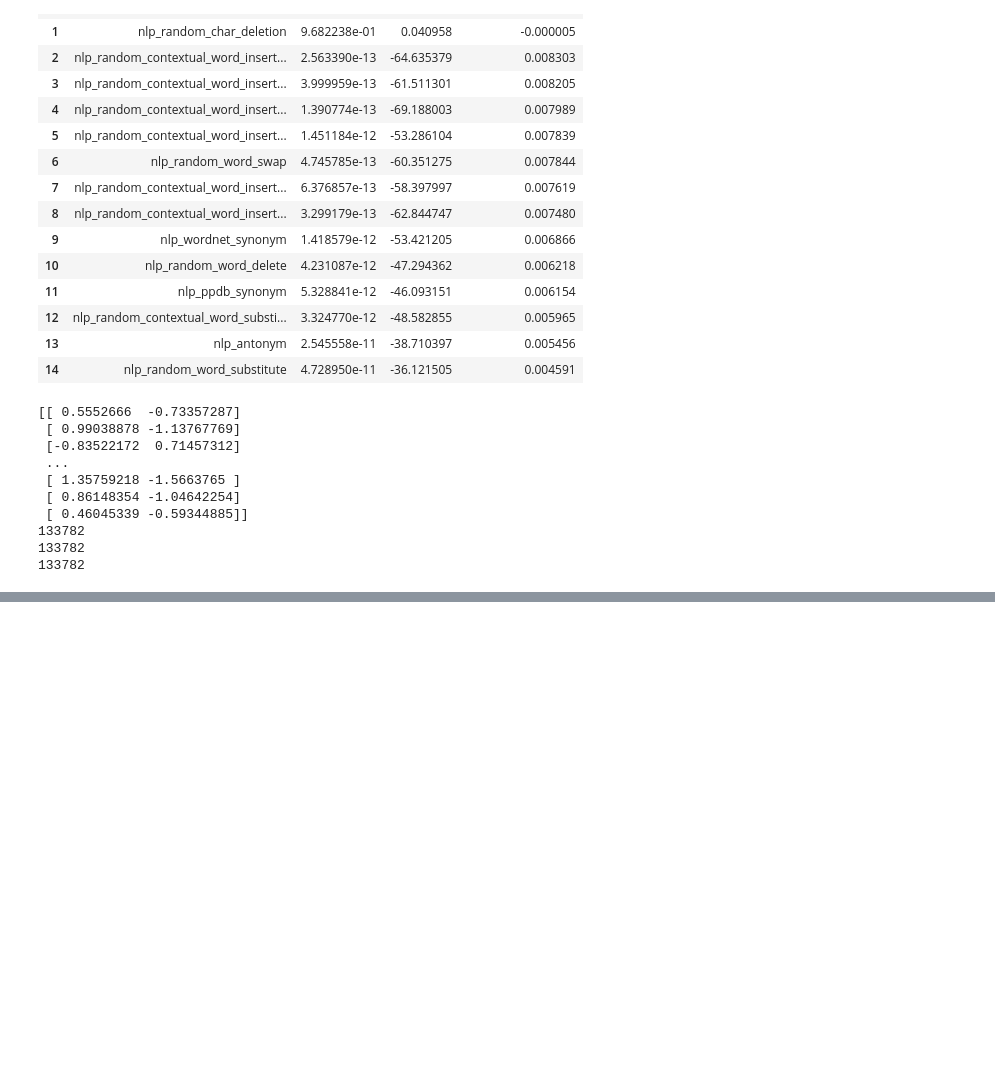
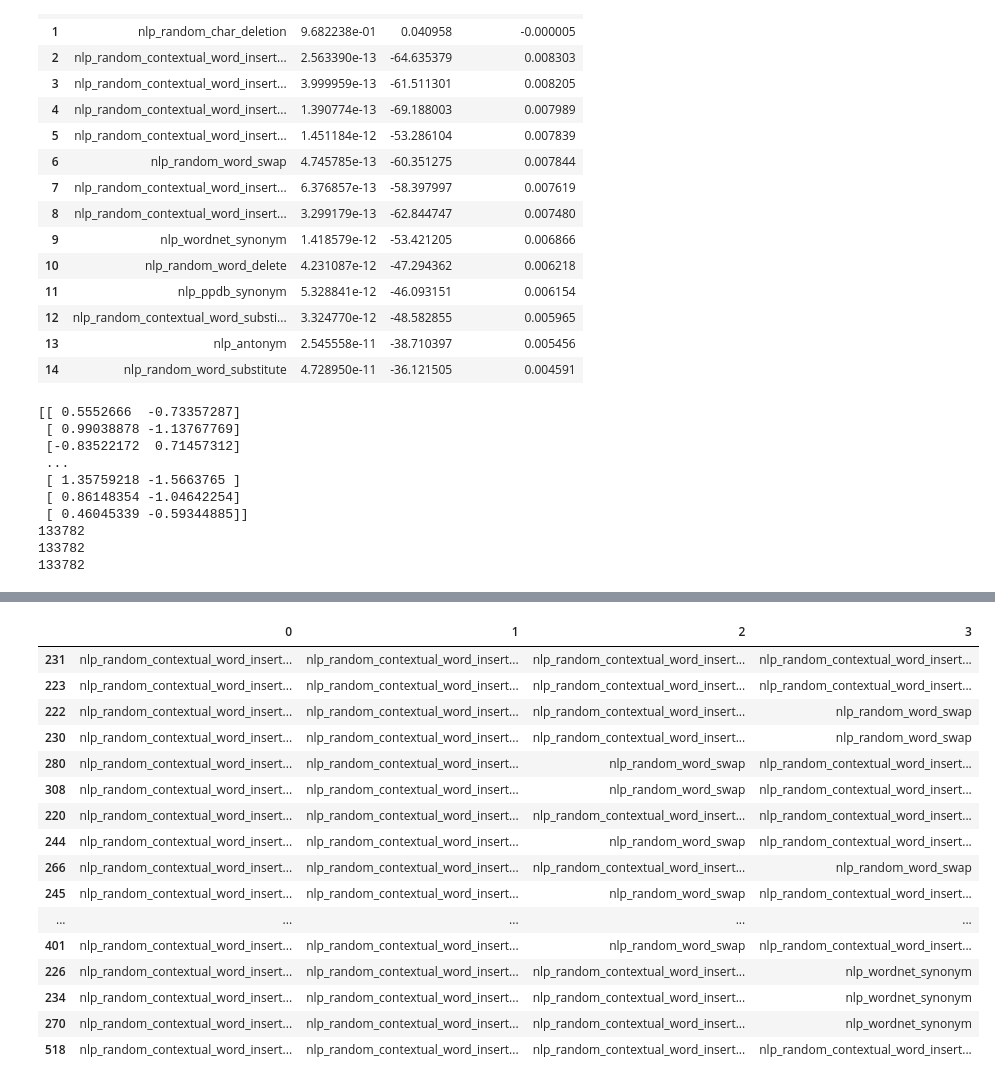
Before and after one commit to divyashan/tta_research, a Jupyter notebook: civil_comments_accuracy_graph_generation.ipynb, the cells around one changed output, grey strips where cells are left out. Cells and saved outputs as stored; diff of their text form; code cells hidden in the pictures; blank space fills up the shorter version.

Commit message:
data structure validation

```diff
--- a/civil_comments_accuracy_graph_generation.ipynb
+++ b/civil_comments_accuracy_graph_generation.ipynb
@@ -54,7 +55,7 @@ Parameters:
 """
 
 
-def average_multiple_sample_accuracies(path_to_pred_file, num_samples = 4, with_bert = True):
+def average_multiple_sample_accuracies(path_to_pred_file, num_samples = 4, with_bert = True, path_to_bert_file = ''):
 
     sample_group_averages = []
     sample_group_labels = []
@@ -70,7 +71,7 @@ def average_multiple_sample_accuracies(path_to_pred_file, num_samples = 4, with_
     print(len(meta_data))
 
     if with_bert:
-        with open('./data/ERM_predictions/bert.npy', 'rb') as file:
+        with open(path_to_bert_file, 'rb') as file:
             control_logit_predictions = np.load(file, allow_pickle = True)
 
     start = 0
@@ -1100,0 +1518,20 @@ average_multiple_sample_multiple_aug_accuracies('./data/civilcomments_ERM_predic
+# %%
+top_35_quads = df.groupby("augmentation", as_index = False).mean().sort_values(by=['accuracy'], ascending=False)[:35]
+top_35_quads
+
+
+"""
+plotted_accuracies = []
+
+directory = './data/civilcomments_ERM_predictions_optimized_params/single_sample_four_optimized_aug/word_based/'
+
+for quad in top_35_quad_ids:
+    file = directory + str(quad) + ".npy"
+    plotted_accuracies.append(file)
+
+
+plotted_accuracies.append('./data/civilcomments_ERM_predictions/bert.npy')
+
+
+top_35_df = create_accuracy_graph(plotted_accuracies, "bar", num_runs = 10)
+"""
@@ -1100,0 +1564,39 @@ average_multiple_sample_multiple_aug_accuracies('./data/civilcomments_ERM_predic
+# %%
+top_35_quad_ids = top_35_quads["augmentation"].tolist()
+
+combo_file = OUTPUT_PATH + "civilcomments_ERM_predictions_optimized_params_four_samples/multi_aug/combo_id_to_combo.txt"
+
+with open(combo_file, 'r') as file:
+    combo_dict = json.load(file)
+
+combo_id_to_combo_name = {}
+
+#directory = './data/civilcomments_ERM_predictions_optimized_params/single_sample_four_optimized_aug/word_based/'
+
+
+for combo_id in top_35_quad_ids:
+    improved_combo = combo_dict[str(combo_id)]
+
+    combo_id_to_combo_name[combo_id] = improved_combo
+
+combo_names = pd.DataFrame(combo_id_to_combo_name).transpose()
+
+combo_names
+# %% [output]
+|  | 0 | 1 | 2 | 3 |
+| 231 | nlp_random_contextual_word_insert... | nlp_random_contextual_word_insert... | nlp_random_contextual_word_insert... | nlp_random_contextual_word_insert... |
+| 223 | nlp_random_contextual_word_insert... | nlp_random_contextual_word_insert... | nlp_random_contextual_word_insert... | nlp_random_contextual_word_insert... |
+| 222 | nlp_random_contextual_word_insert... | nlp_random_contextual_word_insert... | nlp_random_contextual_word_insert... | nlp_random_word_swap |
+| 230 | nlp_random_contextual_word_insert... | nlp_random_contextual_word_insert... | nlp_random_contextual_word_insert... | nlp_random_word_swap |
+| 280 | nlp_random_contextual_word_insert... | nlp_random_contextual_word_insert... | nlp_random_word_swap | nlp_random_contextual_word_insert... |
+| 308 | nlp_random_contextual_word_insert... | nlp_random_contextual_word_insert... | nlp_random_word_swap | nlp_random_contextual_word_insert... |
+| 220 | nlp_random_contextual_word_insert... | nlp_random_contextual_word_insert... | nlp_random_contextual_word_insert... | nlp_random_contextual_word_insert... |
+| 244 | nlp_random_contextual_word_insert... | nlp_random_contextual_word_insert... | nlp_random_word_swap | nlp_random_contextual_word_insert... |
+| 266 | nlp_random_contextual_word_insert... | nlp_random_contextual_word_insert... | nlp_random_contextual_word_insert... | nlp_random_word_swap |
+| 245 | nlp_random_contextual_word_insert... | nlp_random_contextual_word_insert... | nlp_random_word_swap | nlp_random_contextual_word_insert... |
+| ... | ... | ... | ... | ... |
+| 401 | nlp_random_contextual_word_insert... | nlp_random_contextual_word_insert... | nlp_random_word_swap | nlp_random_contextual_word_insert... |
+| 226 | nlp_random_contextual_word_insert... | nlp_random_contextual_word_insert... | nlp_random_contextual_word_insert... | nlp_wordnet_synonym |
+| 234 | nlp_random_contextual_word_insert... | nlp_random_contextual_word_insert... | nlp_random_contextual_word_insert... | nlp_wordnet_synonym |
+| 270 | nlp_random_contextual_word_insert... | nlp_random_contextual_word_insert... | nlp_random_contextual_word_insert... | nlp_wordnet_synonym |
+| 518 | nlp_random_contextual_word_insert... | nlp_random_contextual_word_insert... | nlp_random_contextual_word_insert... | nlp_random_contextual_word_insert... |
```
Also changed, not shown: parts of 19 cells of this notebook, 22 other files.
